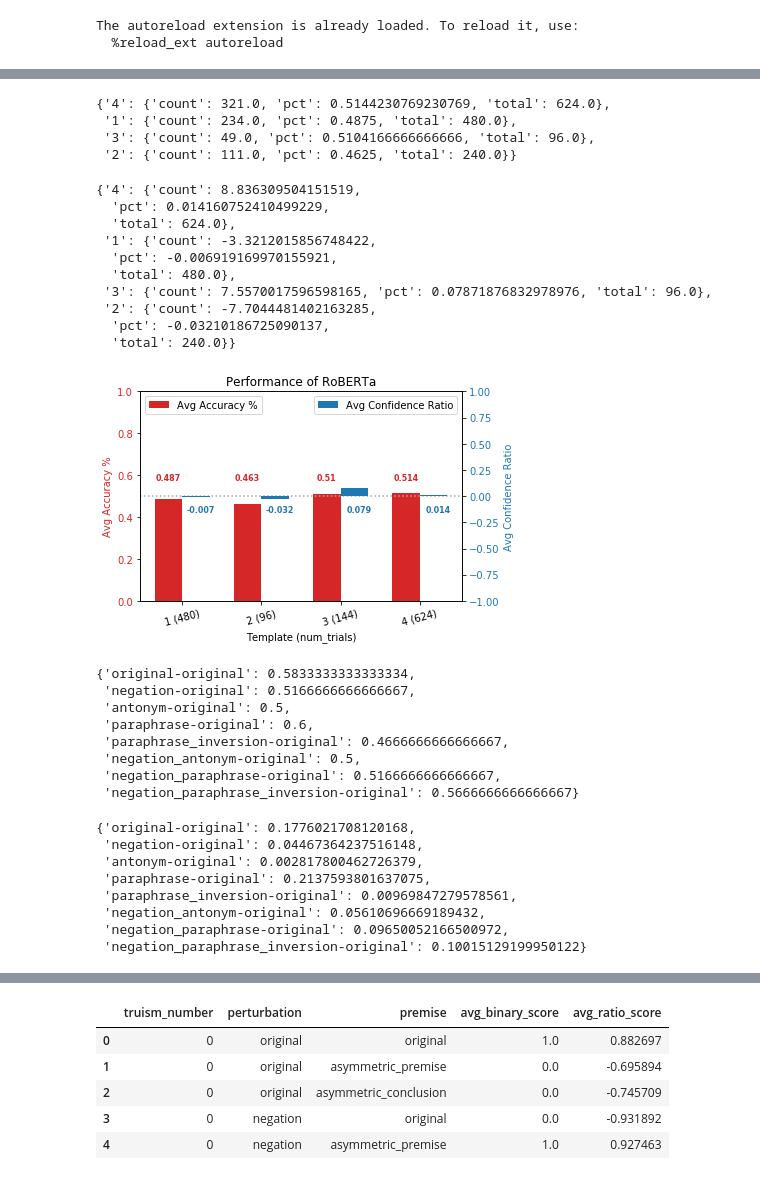
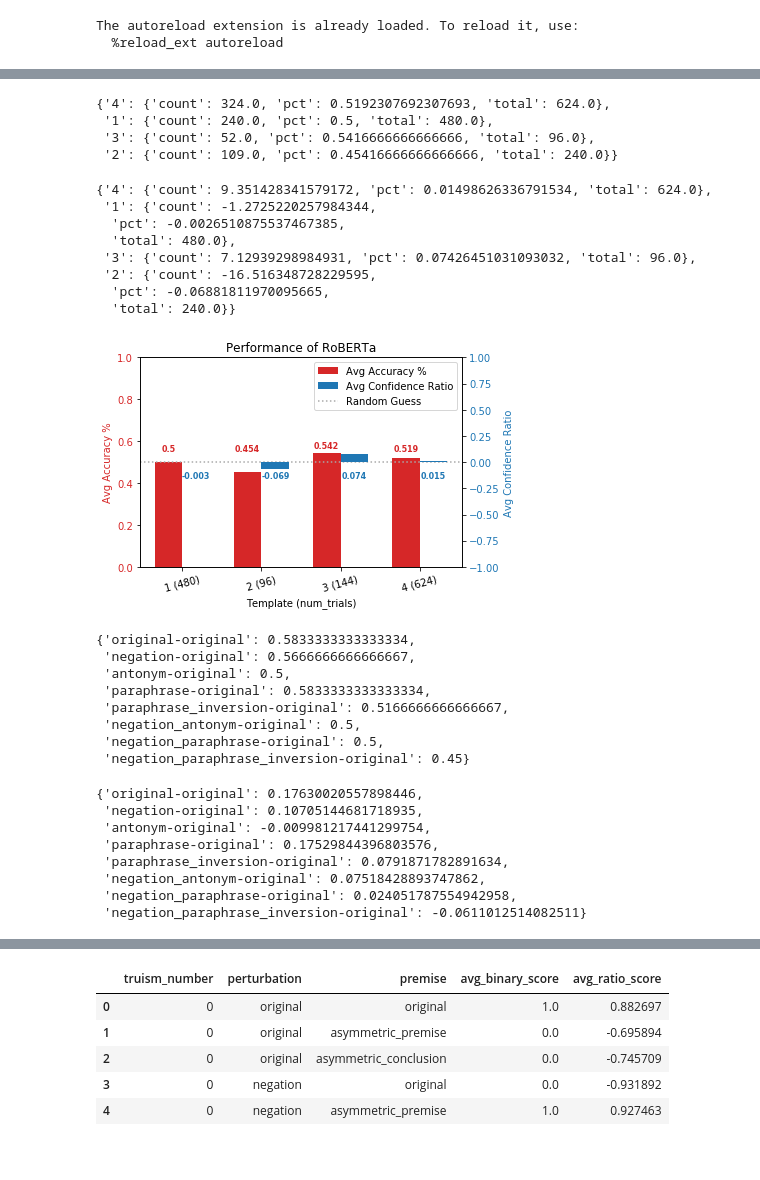
Before and after one commit to shaoxia57/common_sense_embedding_analysis, a Jupyter notebook: Generate_Plots.ipynb, the cells around one changed output, grey strips where cells are left out. Cells and saved outputs as stored; diff of their text form; code cells hidden in the pictures.

```diff
--- a/Generate_Plots.ipynb
+++ b/Generate_Plots.ipynb
@@ -12,17 +12,17 @@ import matplotlib.pyplot as plt
 import matplotlib
 from exploration_utils import *
 # %%
-material_data = pd.read_csv("result_data/material_perf_10.csv")
+material_data = pd.read_csv("result_data/material_perf_2_10.csv")
 
-social_data = pd.read_csv("result_data/social_perf_10.csv")
+social_data = pd.read_csv("result_data/social_perf_2_10.csv")
 
-physical_data = pd.read_csv("result_data/physical_perf_10.csv")
+physical_data = pd.read_csv("result_data/physical_perf_2_10.csv")
 
-with open("truism_data/physical_data.json", "r") as f:
+with open("truism_data/physical_data_2.json", "r") as f:
     physical_params = json.load(f)
 
-with open("truism_data/material_data.json", "r") as f:
+with open("truism_data/material_data_2.json", "r") as f:
     material_params = json.load(f)
 
-with open("truism_data/social_data.json", "r") as f:
+with open("truism_data/social_data_2.json", "r") as f:
     social_params = json.load(f)
@@ -37,4 +38,2 @@ with open("truism_data/social_data.json", "r") as f:
 # %%
 templates = get_templates([physical_params, material_params, social_params])
-# %%
-templates = {}
@@ -76,22 +98,20 @@ template_ratio = aggregate_templates(template_perturb_dict, "ratio_score")
 # %%
 template_accuracy
 # %% [output]
-{'4': {'count': 321.0, 'pct': 0.5144230769230769, 'total': 624.0},
- '1': {'count': 234.0, 'pct': 0.4875, 'total': 480.0},
- '3': {'count': 49.0, 'pct': 0.5104166666666666, 'total': 96.0},
- '2': {'count': 111.0, 'pct': 0.4625, 'total': 240.0}}
+{'4': {'count': 324.0, 'pct': 0.5192307692307693, 'total': 624.0},
+ '1': {'count': 240.0, 'pct': 0.5, 'total': 480.0},
+ '3': {'count': 52.0, 'pct': 0.5416666666666666, 'total': 96.0},
+ '2': {'count': 109.0, 'pct': 0.45416666666666666, 'total': 240.0}}
 # %%
 template_ratio
 # %% [output]
-{'4': {'count': 8.836309504151519,
-  'pct': 0.014160752410499229,
-  'total': 624.0},
- '1': {'count': -3.3212015856748422,
-  'pct': -0.006919169970155921,
+{'4': {'count': 9.351428341579172, 'pct': 0.01498626336791534, 'total': 624.0},
+ '1': {'count': -1.2725220257984344,
+  'pct': -0.0026510875537467385,
   'total': 480.0},
- '3': {'count': 7.5570017596598165, 'pct': 0.07871876832978976, 'total': 96.0},
- '2': {'count': -7.7044481402163285,
-  'pct': -0.03210186725090137,
+ '3': {'count': 7.12939298984931, 'pct': 0.07426451031093032, 'total': 96.0},
+ '2': {'count': -16.516348728229595,
+  'pct': -0.06881811970095665,
   'total': 240.0}}
 # %%
 def display_two_axis_bar_plot(x_labels, x_label, left_units, right_units,
@@ -107,7 +127,7 @@ def display_two_axis_bar_plot(x_labels, x_label, left_units, right_units,
     color = 'tab:red'
     ax1.set_ylabel(left_units, color=color)
     ax1.set_ylim(bottom=0)
-    rects1 = ax1.bar(x - width/2, left_bar_data, width, label=left_units, color=color)
+    rects1 = ax1.bar(x - width/2, left_bar_data, width, color=color)
     ax1.tick_params(axis='y', labelcolor=color)
     ax1.set_xticks(x)
     ax1.set_xticklabels(x_labels, rotation=15)
@@ -118,21 +138,23 @@ def display_two_axis_bar_plot(x_labels, x_label, left_units, right_units,
     color = 'tab:blue'
     ax2.set_ylabel(right_units, color=color)
     ax2.set_ylim(bottom=-1, top=1)
-    rects2 = ax2.bar(x + width/2, right_bar_data, width, label=right_units, color=color)
+    rects2 = ax2.bar(x + width/2, right_bar_data, width, color=color)
     ax2.tick_params(axis='y', labelcolor=color)
 
-    ax1.legend(loc=2)
-    ax2.legend(loc=0)
+#     ax1.legend(loc=2)
+#     ax2.legend(loc=0)
 
     autolabel(rects1, ax1, "tab:red", False)
     autolabel(rects2, ax2, "tab:blue", True)
 
     ax1.set_title(title)
-    ax1.axhline(y=0.5,color="darkgray", linestyle=":")
+    random_guess = ax1.axhline(y=0.5,color="darkgray", linestyle=":")
+    ax1.legend((rects1, rects2, random_guess), (left_units, right_units, "Random Guess"),
+               loc=1, ncol=1, fontsize=10, framealpha=0.8)
 
     fig.tight_layout()  # otherwise the right y-label is slightly clipped
     if save:
-        plt.savefig("visual_data/{}.pdf".format(title), format='pdf', dpi=1200)
+        plt.savefig("visual_data_two/{}_2.pdf".format(title), format='pdf', dpi=1200)
 #         fig.savefig('myimage.svg', )
 
     plt.show()
@@ -206,15 +229,15 @@ def display_bar_plot(x_labels, x_label, y_label, data, title, save=False):
 # %%
 x_labels = ["1 (480)", "2 (96)", "3 (144)", "4 (624)"]
 x_label = "Template (num_trials)"
 left_units = "Avg Accuracy %"
 right_units = "Avg Confidence Ratio"
 left_bar_data = [round(template_accuracy[str(i)]["pct"], 3) for i in range(1, 5)]
 right_bar_data = [round(template_ratio[str(i)]["pct"], 3) for i in range(1, 5)]
 title = "Performance of RoBERTa"
 display_two_axis_bar_plot(x_labels, x_label, left_units, right_units,
-                              left_bar_data, right_bar_data, title, True)
+                              left_bar_data, right_bar_data, title, False)
 # %% [output]
-[figure, old version]
+[figure, new version]
 # %%
 perturbation_accuracy = aggregate_pertubations(template_perturb_dict, "accuracy")
 perturbation_ratio = aggregate_pertubations(template_perturb_dict, "ratio_score")
@@ -237,13 +260,13 @@ for operator in linguistic_operations:
 grouped_perturbation_accuracy
 # %% [output]
 {'original-original': 0.5833333333333334,
- 'negation-original': 0.5166666666666667,
+ 'negation-original': 0.5666666666666667,
  'antonym-original': 0.5,
- 'paraphrase-original': 0.6,
- 'paraphrase_inversion-original': 0.4666666666666667,
+ 'paraphrase-original': 0.5833333333333334,
+ 'paraphrase_inversion-original': 0.5166666666666667,
  'negation_antonym-original': 0.5,
- 'negation_paraphrase-original': 0.5166666666666667,
- 'negation_paraphrase_inversion-original': 0.5666666666666667}
+ 'negation_paraphrase-original': 0.5,
+ 'negation_paraphrase_inversion-original': 0.45}
 # %%
 grouped_perturbation_ratio = {}
 for operator in linguistic_operations:
@@ -257,14 +280,14 @@ for operator in linguistic_operations:
 # %%
 grouped_perturbation_ratio
 # %% [output]
-{'original-original': 0.1776021708120168,
- 'negation-original': 0.04467364237516148,
- 'antonym-original': 0.002817800462726379,
- 'paraphrase-original': 0.2137593801637075,
- 'paraphrase_inversion-original': 0.00969847279578561,
- 'negation_antonym-original': 0.05610696669189432,
- 'negation_paraphrase-original': 0.09650052166500972,
- 'negation_paraphrase_inversion-original': 0.10015129199950122}
+{'original-original': 0.17630020557898446,
+ 'negation-original': 0.10705144681718935,
+ 'antonym-original': -0.009981217441299754,
+ 'paraphrase-original': 0.17529844396803576,
+ 'paraphrase_inversion-original': 0.0791871782891634,
+ 'negation_antonym-original': 0.07518428893747862,
+ 'negation_paraphrase-original': 0.024051787554942958,
+ 'negation_paraphrase_inversion-original': -0.0611012514082511}
 # %%
 x_labels = ["orig", "neg", "ant", "para", "para_inv", "neg_ant", "neg_para", "neg_para_inv"]
 x_label = "Linguistic Operation (60 trials each)"
```
Also changed, not shown: parts of 31 cells of this notebook, 27 other files.
